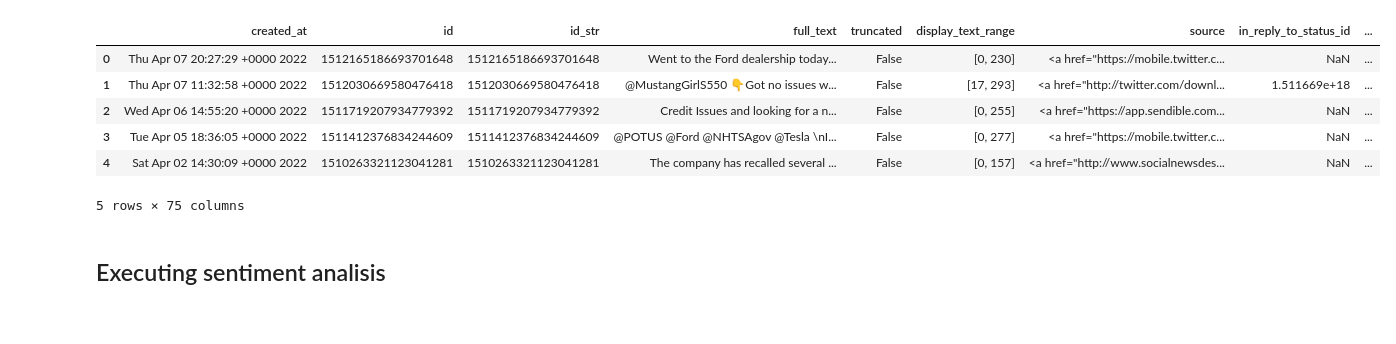
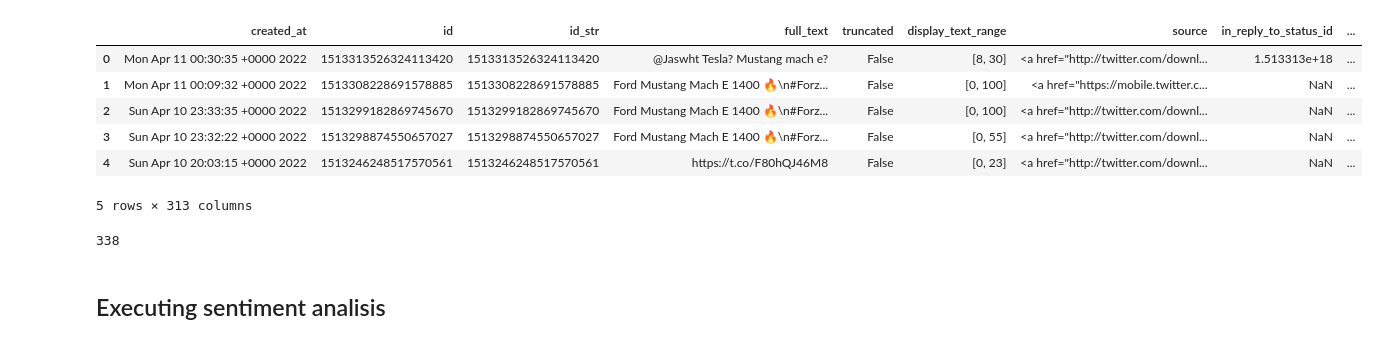
Before and after one commit to juan-ivan-NV/My-learnings, a Jupyter notebook: Scrapping_Tweeter/Innovation_tweeter_scrapping.ipynb, the cells around one changed output. Drawn from its saved outputs; the diff is of its cells as text; code cells hidden in the pictures.

```diff
--- a/Scrapping_Tweeter/Innovation_tweeter_scrapping.ipynb
+++ b/Scrapping_Tweeter/Innovation_tweeter_scrapping.ipynb
@@ -48,16 +46,19 @@ ford_issues_req = list(tweepy.Cursor(api.search, q="ford vehicle issues", tweet_
+# %%
+# searching by keywords
+keyword_res = list(tweepy.Cursor(api.search, q="mustang mach e", tweet_mode="extended").items(3000))
 # %%
 #truck_issues = json_normalize([jsonify_tweepy(tweet) for tweet in truck_issues_req])
-ford_issues = json_normalize([jsonify_tweepy(tweet) for tweet in ford_issues_req])
+keyword_df = json_normalize([jsonify_tweepy(tweet) for tweet in keyword_res])
 # %%
-ford_issues.full_text = pd.DataFrame([jsonify_tweepy_2(tweet) for tweet in ford_issues_req])
+keyword_df.full_text = pd.DataFrame([jsonify_tweepy_2(tweet) for tweet in keyword_res ])
 # %%
-ford_issues.head()
+keyword_df.head()
 # %% [output]
 |  | created_at | id | id_str | full_text | truncated | display_text_range | source | in_reply_to_status_id | ... |
-| 0 | Thu Apr 07 20:27:29 +0000 2022 | 1512165186693701648 | 1512165186693701648 | Went to the Ford dealership today... | False | [0, 230] | <a href="https://mobile.twitter.c... | NaN | ... |
-| 1 | Thu Apr 07 11:32:58 +0000 2022 | 1512030669580476418 | 1512030669580476418 | @MustangGirlS550 👇Got no issues w... | False | [17, 293] | <a href="http://twitter.com/downl... | 1.511669e+18 | ... |
-| 2 | Wed Apr 06 14:55:20 +0000 2022 | 1511719207934779392 | 1511719207934779392 | Credit Issues and looking for a n... | False | [0, 255] | <a href="https://app.sendible.com... | NaN | ... |
-| 3 | Tue Apr 05 18:36:05 +0000 2022 | 1511412376834244609 | 1511412376834244609 | @POTUS @Ford @NHTSAgov @Tesla \nI... | False | [0, 277] | <a href="https://mobile.twitter.c... | NaN | ... |
-| 4 | Sat Apr 02 14:30:09 +0000 2022 | 1510263321123041281 | 1510263321123041281 | The company has recalled several ... | False | [0, 157] | <a href="http://www.socialnewsdes... | NaN | ... |
+| 0 | Mon Apr 11 00:30:35 +0000 2022 | 1513313526324113420 | 1513313526324113420 | @Jaswht Tesla? Mustang mach e? | False | [8, 30] | <a href="http://twitter.com/downl... | 1.513313e+18 | ... |
+| 1 | Mon Apr 11 00:09:32 +0000 2022 | 1513308228691578885 | 1513308228691578885 | Ford Mustang Mach E 1400 🔥\n#Forz... | False | [0, 100] | <a href="https://mobile.twitter.c... | NaN | ... |
+| 2 | Sun Apr 10 23:33:35 +0000 2022 | 1513299182869745670 | 1513299182869745670 | Ford Mustang Mach E 1400 🔥\n#Forz... | False | [0, 100] | <a href="http://twitter.com/downl... | NaN | ... |
+| 3 | Sun Apr 10 23:32:22 +0000 2022 | 1513298874550657027 | 1513298874550657027 | Ford Mustang Mach E 1400 🔥\n#Forz... | False | [0, 55] | <a href="http://twitter.com/downl... | NaN | ... |
+| 4 | Sun Apr 10 20:03:15 +0000 2022 | 1513246248517570561 | 1513246248517570561 | https://t.co/F80hQJ46M8 | False | [0, 23] | <a href="http://twitter.com/downl... | NaN | ... |
-5 rows × 75 columns
+5 rows × 313 columns
 # %%
@@ -65,2 +66,4 @@ ford_issues.head()
 # %%
-len(ford_issues)
+len(keyword_df)
+# %% [output]
+338
```
Also changed, not shown: parts of 10 cells of this notebook, 1 other file.
